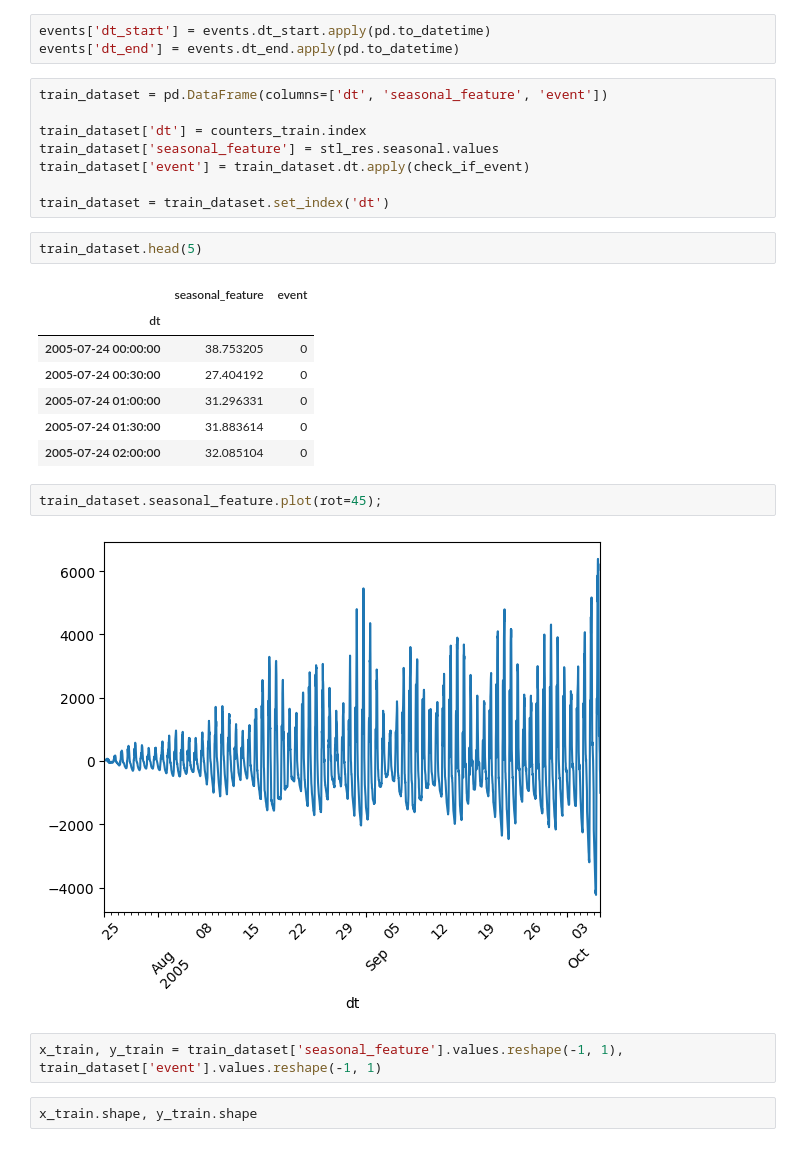
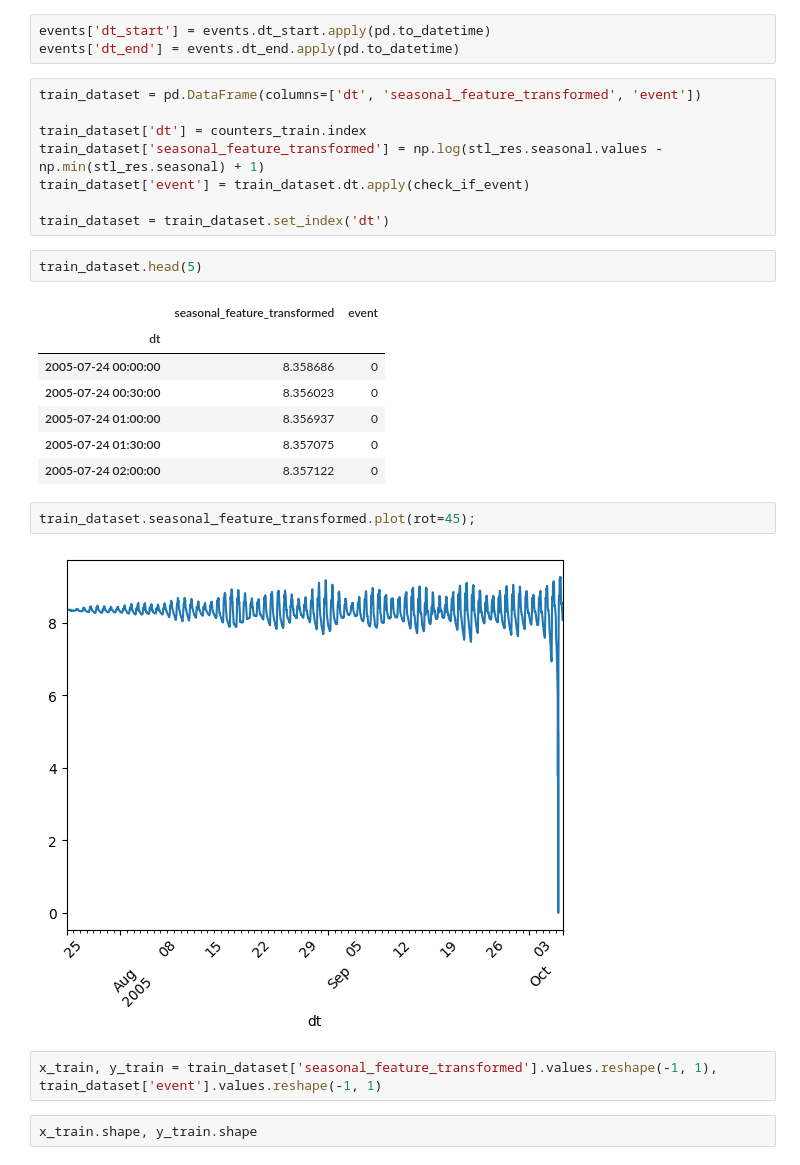
Before and after one commit to daniildiveev/ml-course-shad, a Jupyter notebook: 7th_homework/timeseries-homework.ipynb, the cells around one changed output. Saved outputs shown, nothing was run; the diff lists cells and outputs as text.

Commit message:
[MODIFY] add transformation to seasonal feature (+5 AUC)

```diff
--- a/7th_homework/timeseries-homework.ipynb
+++ b/7th_homework/timeseries-homework.ipynb
@@ -91,29 +91,29 @@ def check_if_event(timestamp) -> int:
 events['dt_start'] = events.dt_start.apply(pd.to_datetime)
 events['dt_end'] = events.dt_end.apply(pd.to_datetime)
 # %%
-train_dataset = pd.DataFrame(columns=['dt', 'seasonal_feature', 'event'])
+train_dataset = pd.DataFrame(columns=['dt', 'seasonal_feature_transformed', 'event'])
 
 train_dataset['dt'] = counters_train.index
-train_dataset['seasonal_feature'] = stl_res.seasonal.values
+train_dataset['seasonal_feature_transformed'] = np.log(stl_res.seasonal.values - np.min(stl_res.seasonal) + 1)
 train_dataset['event'] = train_dataset.dt.apply(check_if_event)
 
 train_dataset = train_dataset.set_index('dt')
 # %%
 train_dataset.head(5)
 # %% [output]
-|  | seasonal_feature | event |
+|  | seasonal_feature_transformed | event |
 | dt |  |  |
-| 2005-07-24 00:00:00 | 38.753205 | 0 |
-| 2005-07-24 00:30:00 | 27.404192 | 0 |
-| 2005-07-24 01:00:00 | 31.296331 | 0 |
-| 2005-07-24 01:30:00 | 31.883614 | 0 |
-| 2005-07-24 02:00:00 | 32.085104 | 0 |
+| 2005-07-24 00:00:00 | 8.358686 | 0 |
+| 2005-07-24 00:30:00 | 8.356023 | 0 |
+| 2005-07-24 01:00:00 | 8.356937 | 0 |
+| 2005-07-24 01:30:00 | 8.357075 | 0 |
+| 2005-07-24 02:00:00 | 8.357122 | 0 |
 # %%
-train_dataset.seasonal_feature.plot(rot=45);
+train_dataset.seasonal_feature_transformed.plot(rot=45);
 # %% [output]
-[figure, old version]
+[figure, new version]
 # %%
-x_train, y_train = train_dataset['seasonal_feature'].values.reshape(-1, 1), train_dataset['event'].values.reshape(-1, 1)
+x_train, y_train = train_dataset['seasonal_feature_transformed'].values.reshape(-1, 1), train_dataset['event'].values.reshape(-1, 1)
 # %%
 x_train.shape, y_train.shape
 # %% [output]
```
Also changed, not shown: parts of 12 cells of this notebook.
